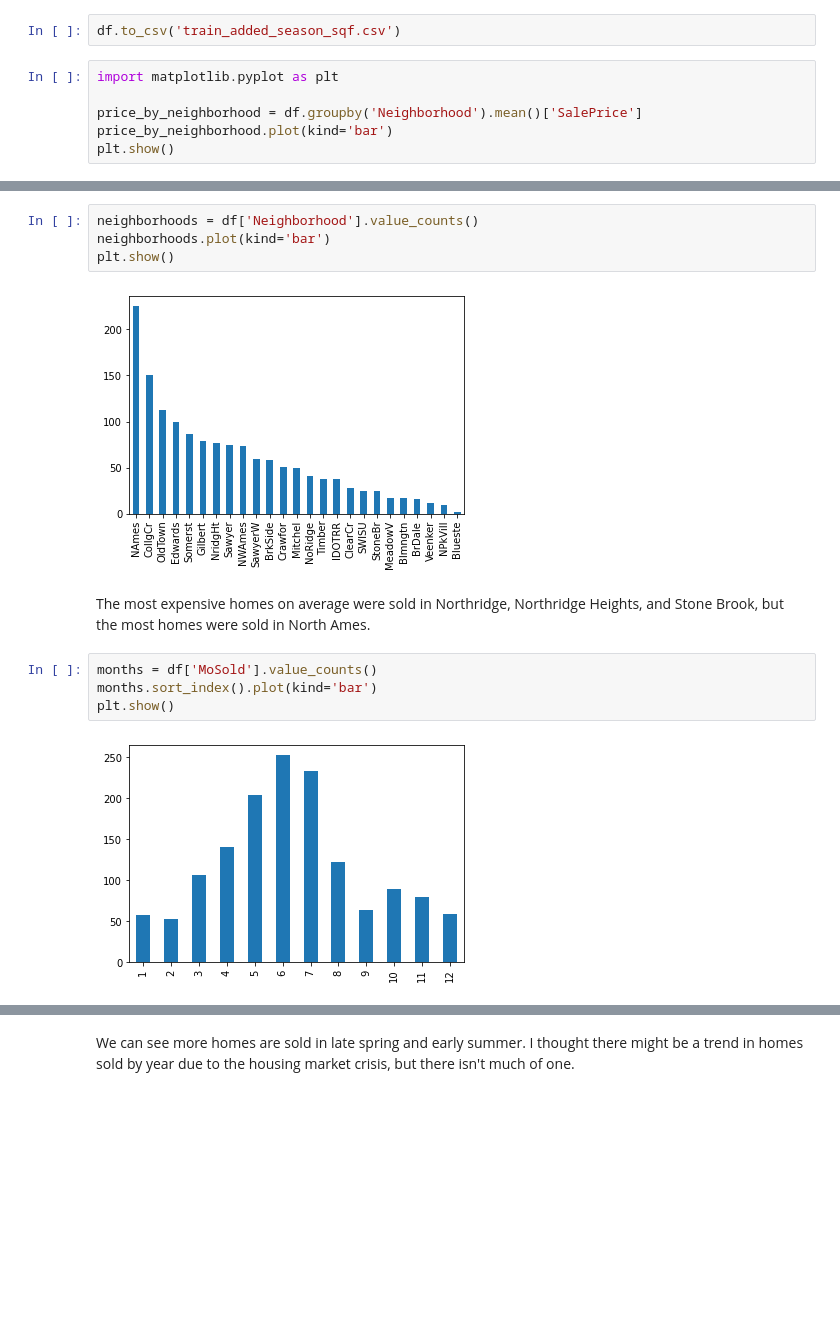
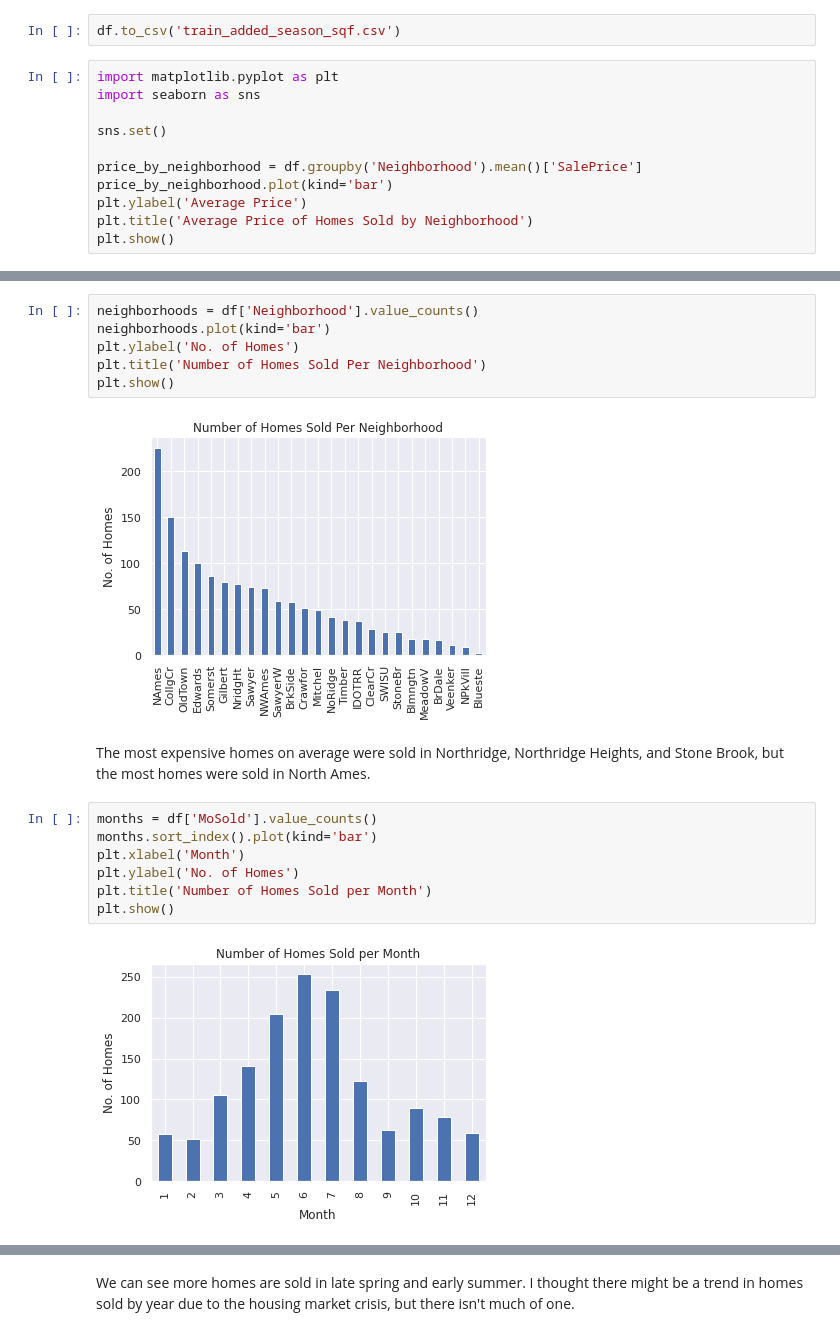
Before and after one commit to amjcosta/Kaggle, a Jupyter notebook: house_price_prediction/housing_price_prediction.ipynb, the cells around one changed output, grey strips where cells are left out. Cells and saved outputs as stored; diff of their text form; blank space fills up the shorter version.

Commit message:
Did some visualization

```diff
--- a/house_price_prediction/housing_price_prediction.ipynb
+++ b/house_price_prediction/housing_price_prediction.ipynb
@@ -297,8 +349,13 @@ I think some graphs would be easier to understand. Let's save this and move alon
 df.to_csv('train_added_season_sqf.csv')
 # %%
 import matplotlib.pyplot as plt
+import seaborn as sns
+
+sns.set()
 
 price_by_neighborhood = df.groupby('Neighborhood').mean()['SalePrice']
 price_by_neighborhood.plot(kind='bar')
+plt.ylabel('Average Price')
+plt.title('Average Price of Homes Sold by Neighborhood')
 plt.show()
 # %% [output]
@@ -306,17 +363,22 @@ plt.show()
 # %%
 neighborhoods = df['Neighborhood'].value_counts()
 neighborhoods.plot(kind='bar')
+plt.ylabel('No. of Homes')
+plt.title('Number of Homes Sold Per Neighborhood')
 plt.show()
 # %% [output]
-[figure, old version]
+[figure, new version]
 # %% [markdown]
 The most expensive homes on average were sold in Northridge, Northridge Heights, and Stone Brook, but the most homes were sold in North Ames.
 # %%
 months = df['MoSold'].value_counts()
 months.sort_index().plot(kind='bar')
+plt.xlabel('Month')
+plt.ylabel('No. of Homes')
+plt.title('Number of Homes Sold per Month')
 plt.show()
 # %% [output]
-[figure, old version]
+[figure, new version]
 # %%
 yearprice = df.groupby('YrSold').mean()['SalePrice']
 yearprice.plot(kind='bar')
```
Also changed, not shown: parts of 18 cells of this notebook, 1 other file.
